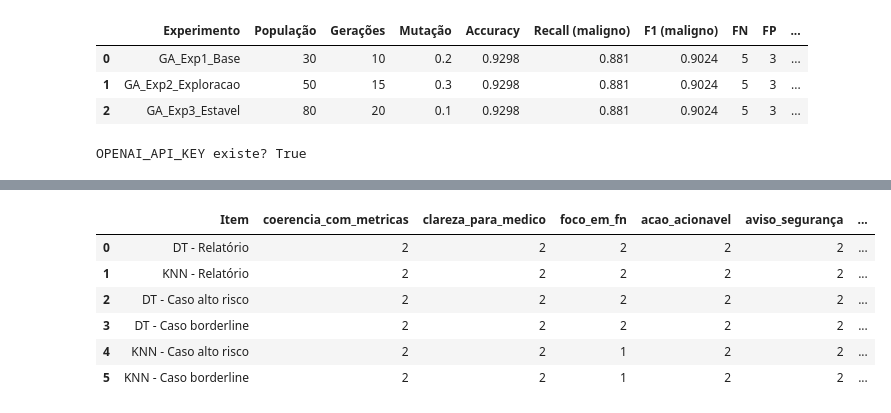
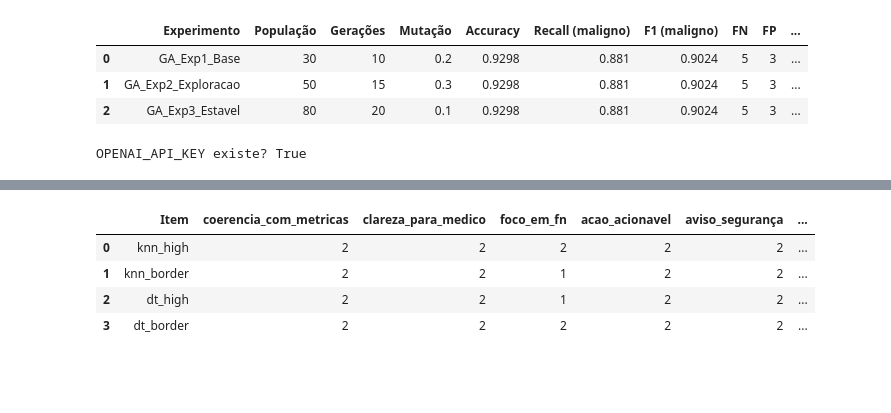
Before and after one commit to KeityPires/tech-challenge-ia-diagnostico, a Jupyter notebook: notebooks/02_exploracao_dados_cancer_mama.ipynb, the cells around one changed output, grey strips where cells are left out. Saved outputs shown, nothing was run; the diff lists cells and outputs as text; code cells hidden in the pictures; blank space fills up the shorter version.

Commit message:
Geração de resposta llm gpt para os casos

```diff
--- a/notebooks/02_exploracao_dados_cancer_mama.ipynb
+++ b/notebooks/02_exploracao_dados_cancer_mama.ipynb
@@ -1563,17 +1563,24 @@ print(llm_answer_dt_report)
 
 **Não substitui avaliação médica.**
 # %%
-from src.llm_interpretation import CaseExplanationInput, build_prompt_case
+from src.llm_interpretation import CaseExplanationInput, build_prompt_case, call_gpt
 
 cases = [
-    CaseExplanationInput(model_name="KNN (GA)", pred_label=1, p_maligno=0.80),
-    CaseExplanationInput(model_name="KNN (GA)", pred_label=0, p_maligno=0.40),
-
-    CaseExplanationInput(model_name="Decision Tree (GA)", pred_label=1, p_maligno=0.85),
-    CaseExplanationInput(model_name="Decision Tree (GA)", pred_label=0, p_maligno=0.45),
+    ("knn_high", CaseExplanationInput(model_name="KNN (GA)", pred_label=1, p_maligno=0.80)),
+    ("knn_border", CaseExplanationInput(model_name="KNN (GA)", pred_label=0, p_maligno=0.40)),
+    ("dt_high", CaseExplanationInput(model_name="Decision Tree (GA)", pred_label=1, p_maligno=0.85)),
+    ("dt_border", CaseExplanationInput(model_name="Decision Tree (GA)", pred_label=0, p_maligno=0.45)),
 ]
 
-for c in cases:
+llm_cases = {}
+
+for key, c in cases:
+    prompt = build_prompt_case(c)
+    answer = call_gpt(prompt)
+
+    llm_cases[key] = {"prompt": prompt, "answer": answer}
+
     print("\n" + "-"*80)
-    print(build_prompt_case(c))
+    print(f"{key.upper()} | {c.model_name} | pred={c.pred_label} | p_maligno={c.p_maligno}")
+    print(answer)
 # %% [output]
@@ -1651,26 +1664,19 @@ Aviso: Não substitui avaliação médica."""
 # %%
+from src.llm_interpretation import checklist_quality
 import pandas as pd
-from src.llm_interpretation import checklist_quality
 
-avaliacoes = [
-    {"Item": "DT - Relatório", **checklist_quality(llm_answer_dt_report)},
-    {"Item": "KNN - Relatório", **checklist_quality(llm_answer_knn_report)},
-    {"Item": "DT - Caso alto risco", **checklist_quality(llm_case_dt_high)},
-    {"Item": "DT - Caso borderline", **checklist_quality(llm_case_dt_border)},
-    {"Item": "KNN - Caso alto risco", **checklist_quality(llm_case_knn_high)},
-    {"Item": "KNN - Caso borderline", **checklist_quality(llm_case_knn_border)},
-]
+df_avaliacoes = pd.DataFrame([
+    {"Item": k, **checklist_quality(v["answer"])}
+    for k, v in llm_cases.items()
+])
 
-df_avaliacoes = pd.DataFrame(avaliacoes)
 df_avaliacoes
 # %% [output]
 |  | Item | coerencia_com_metricas | clareza_para_medico | foco_em_fn | acao_acionavel | aviso_segurança | ... |
-| 0 | DT - Relatório | 2 | 2 | 2 | 2 | 2 | ... |
-| 1 | KNN - Relatório | 2 | 2 | 2 | 2 | 2 | ... |
-| 2 | DT - Caso alto risco | 2 | 2 | 2 | 2 | 2 | ... |
-| 3 | DT - Caso borderline | 2 | 2 | 2 | 2 | 2 | ... |
-| 4 | KNN - Caso alto risco | 2 | 2 | 1 | 2 | 2 | ... |
-| 5 | KNN - Caso borderline | 2 | 2 | 1 | 2 | 2 | ... |
+| 0 | knn_high | 2 | 2 | 2 | 2 | 2 | ... |
+| 1 | knn_border | 2 | 2 | 1 | 2 | 2 | ... |
+| 2 | dt_high | 2 | 2 | 1 | 2 | 2 | ... |
+| 3 | dt_border | 2 | 2 | 2 | 2 | 2 | ... |
 # %%
 # As interpretações geradas pela LLM apresentaram coerência com os resultados numéricos dos modelos preditivos, conforme evidenciado pelas pontuações máximas
 # em todos os cenários avaliados. As explicações refletem corretamente as probabilidades de malignidade, os rótulos previstos e o
```
Also changed, not shown: parts of 5 cells of this notebook.
